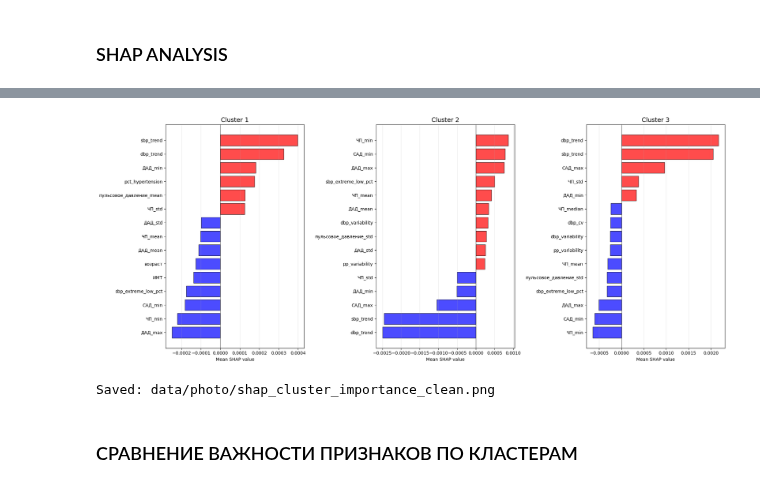
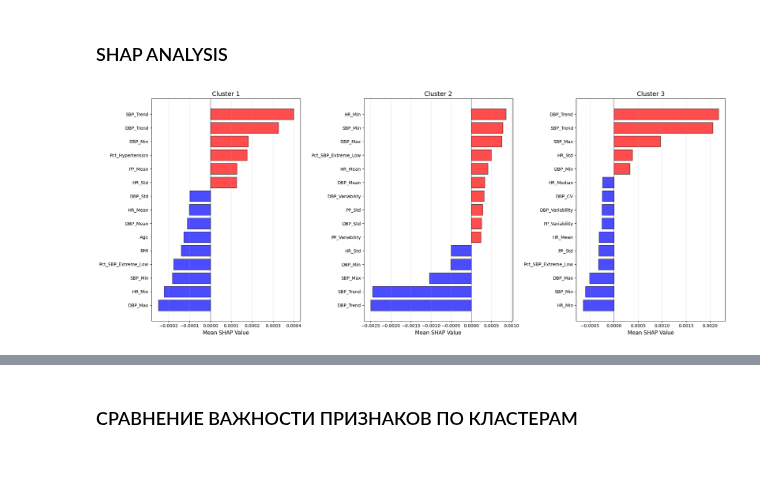
Before and after one commit to kira-Iight/Medicine, a Jupyter notebook: feature_engineering.ipynb, the cells around one changed output, grey strips where cells are left out. Saved outputs shown, nothing was run; the diff lists cells and outputs as text; code cells hidden in the pictures.

```diff
--- a/feature_engineering.ipynb
+++ b/feature_engineering.ipynb
@@ -302,6 +302,45 @@ Classification Report:
 # %% [markdown]
 ### SHAP ANALYSIS
 # %%
+# Словарь перевода (как указано выше)
+feature_translation = {
+    'возраст': 'Age',
+    'рост': 'Height',
+    'масса': 'Weight',
+    'ИМТ': 'BMI',
+    'часовой пояс': 'Timezone',
+    'группа наблюдения': 'Observation_Group',
+    'САД_mean': 'SBP_Mean',
+    'САД_std': 'SBP_Std',
+    'САД_min': 'SBP_Min',
+    'САД_max': 'SBP_Max',
+    'САД_median': 'SBP_Median',
+    'САД_iqr': 'SBP_IQR',
+    'ДАД_mean': 'DBP_Mean',
+    'ДАД_std': 'DBP_Std',
+    'ДАД_min': 'DBP_Min',
+    'ДАД_max': 'DBP_Max',
+    'ДАД_median': 'DBP_Median',
+    'ЧП_mean': 'HR_Mean',
+    'ЧП_std': 'HR_Std',
+    'ЧП_min': 'HR_Min',
+    'ЧП_max': 'HR_Max',
+    'ЧП_median': 'HR_Median',
+    'пульсовое_давление_mean': 'PP_Mean',
+    'пульсовое_давление_std': 'PP_Std',
+    'sbp_variability': 'SBP_Variability',
+    'dbp_variability': 'DBP_Variability',
+    'pp_variability': 'PP_Variability',
+    'sbp_trend': 'SBP_Trend',
+    'dbp_trend': 'DBP_Trend',
+    'pct_hypertension': 'Pct_Hypertension',
+    'pct_hypotension': 'Pct_Hypotension',
+    'sbp_cv': 'SBP_CV',
+    'dbp_cv': 'DBP_CV',
+    'sbp_extreme_high_pct': 'Pct_SBP_Extreme_High',
+    'sbp_extreme_low_pct': 'Pct_SBP_Extreme_Low',
+}
+
 # Создаем explainer
 explainer = shap.TreeExplainer(rf_model)
 
@@ -310,53 +349,44 @@ sample_size = min(1000, len(X_test))
 X_test_sample = X_test[:sample_size]
 shap_values = explainer.shap_values(X_test_sample)
 
-print(f"SHAP values computed for {sample_size} samples")
-print(f"Shape of shap_values: {shap_values.shape}")
-
-# Вычисляем глобальную важность
-n_samples, n_features, n_classes = shap_values.shape
-mean_abs_shap = np.mean(np.abs(shap_values), axis=(0, 2))
-
-shap_importance = pd.DataFrame({
-    'feature': df_model.columns,
-    'mean_abs_shap': mean_abs_shap
-}).sort_values('mean_abs_shap', ascending=False)
-
-print(f"\nTop-10 features by SHAP:")
-print(shap_importance.head(10).to_string(index=False))
-
-# Bar plots for each cluster - EXCLUDING OBSERVATION GROUP AND TIME ZONE
+# Bar plots for each cluster
 fig2, axes2 = plt.subplots(1, 3, figsize=(20, 8))
 
 for class_idx in range(n_classes):
     shap_values_class = shap_values[:, :, class_idx]
     mean_shap = np.mean(shap_values_class, axis=0)
 
-    # Create dataframe with importance and exclude unnecessary features
+    # Create dataframe with importance
     shap_df = pd.DataFrame({
         'feature': df_model.columns,
         'mean_shap': mean_shap
     })
+
+    # Exclude unwanted features
     shap_df = shap_df[~shap_df['feature'].isin(exclude_from_plots)]
+
+    # Translate feature names
+    shap_df['feature_en'] = shap_df['feature'].map(feature_translation).fillna(shap_df['feature'])
 
     # Top-15 features by absolute importance
     shap_df['abs_shap'] = np.abs(shap_df['mean_shap'])
     shap_df = shap_df.sort_values('abs_shap', ascending=False).head(15)
     shap_df = shap_df.sort_values('mean_shap', ascending=True)
 
     ax = axes2[class_idx]
     colors = ['red' if x > 0 else 'blue' for x in shap_df['mean_shap']]
 
     ax.barh(range(len(shap_df)), shap_df['mean_shap'], color=colors, alpha=0.7, edgecolor='black')
     ax.set_yticks(range(len(shap_df)))
-    ax.set_yticklabels(shap_df['feature'], fontsize=10)
-    ax.set_xlabel('Mean SHAP value')
+    ax.set_yticklabels(shap_df['feature_en'], fontsize=10)  # English names
+    ax.set_xlabel('Mean SHAP Value', fontsize=12)
     ax.set_title(f'Cluster {class_idx + 1}', fontsize=14)
     ax.axvline(x=0, color='black', linestyle='-', linewidth=0.5)
     ax.grid(True, alpha=0.3, axis='x')
 
 plt.tight_layout()
 plt.savefig('data/photo/shap_cluster_importance_clean.png', dpi=150, bbox_inches='tight')
 plt.show()
 print("Saved: data/photo/shap_cluster_importance_clean.png")
 # %% [output]
+[figure, new version]
@@ -378,5 +394,3 @@ Top-10 features by SHAP:
-[figure, old version]
-Saved: data/photo/shap_cluster_importance_clean.png
 # %% [markdown]
 ### СРАВНЕНИЕ ВАЖНОСТИ ПРИЗНАКОВ ПО КЛАСТЕРАМ
 # %%
```
Also changed, not shown: parts of 1 cell of this notebook.
